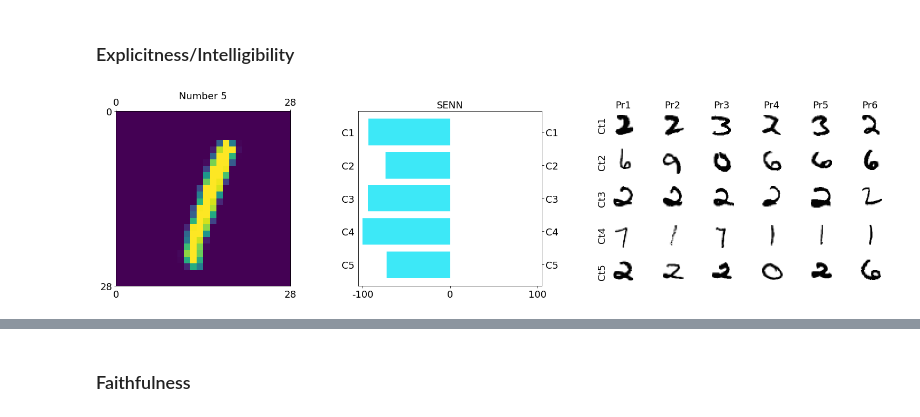
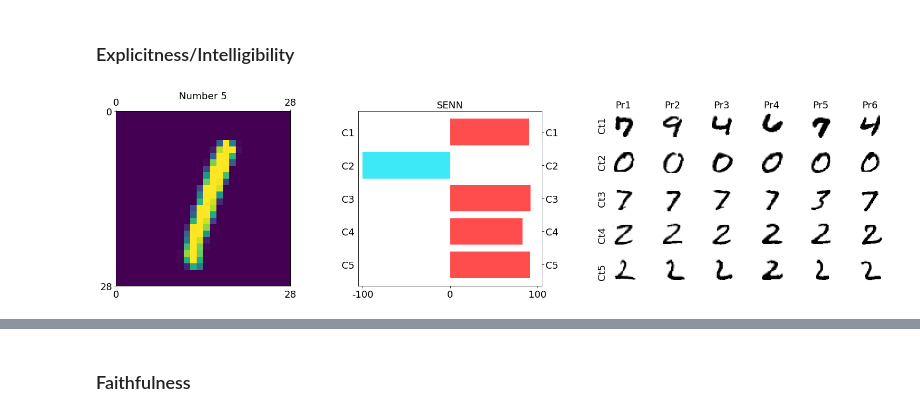
Before and after one commit to ricokoff/FACT-AI, a Jupyter notebook: SENN/Notebook.ipynb, the cells around one changed output, grey strips where cells are left out. Cells and saved outputs as stored; diff of their text form; code cells hidden in the pictures.

```diff
--- a/SENN/Notebook.ipynb
+++ b/SENN/Notebook.ipynb
@@ -112,6 +106,6 @@ plot_accuracy_comparison(accuracies, titles)
 ### Explicitness/Intelligibility
 # %%
 index = 5
-mnist.im_act_con_plot(mnist_cnn_5concepts_models['E4'], index, layout='horizontal')
+mnist.im_act_con_plot(mnist_cnn_5concepts_models['E1'], index, layout='horizontal')
 # %% [output]
-[figure, old version]
+[figure, new version]
```
Also changed, not shown: parts of 7 cells of this notebook, 1 other file.
